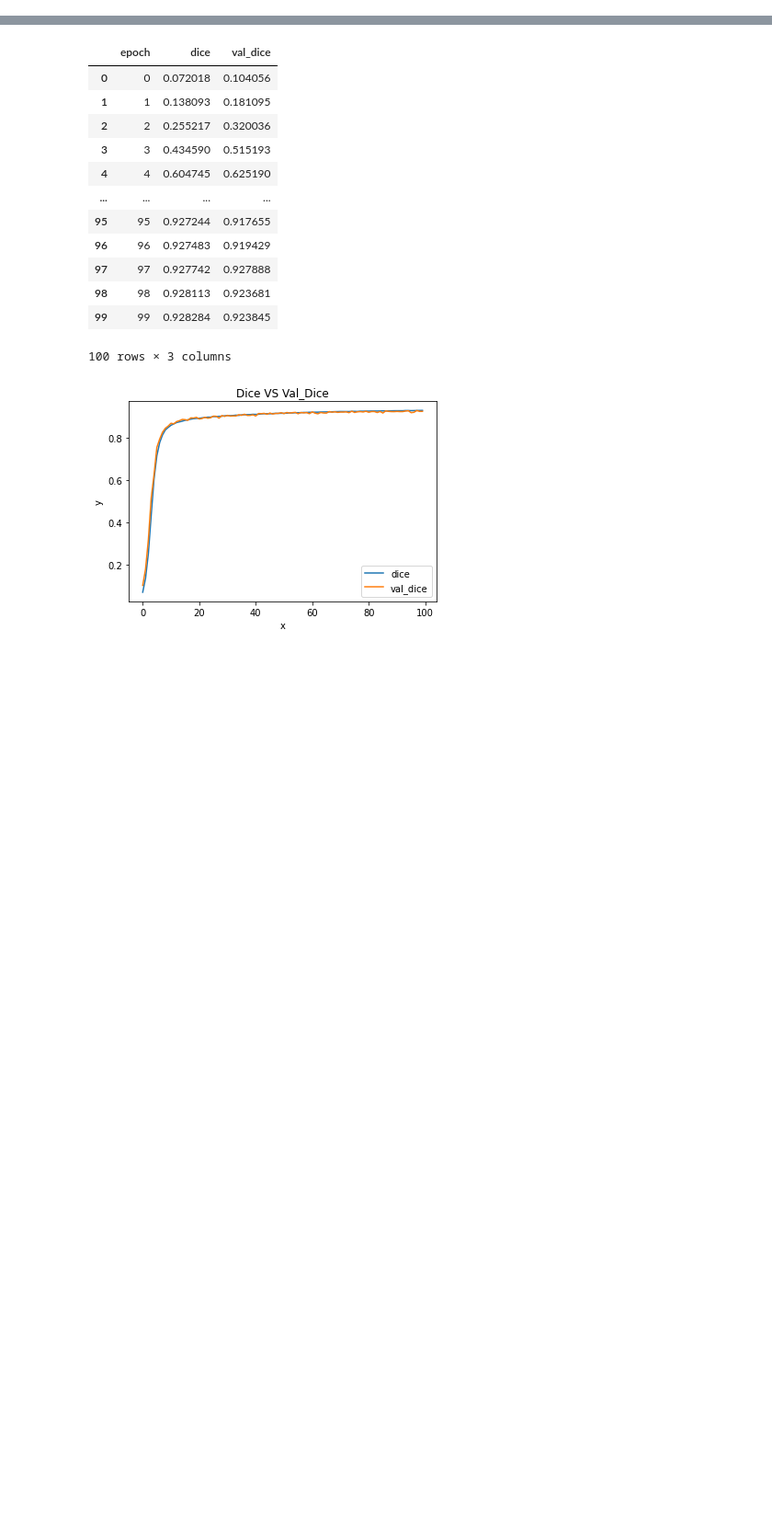
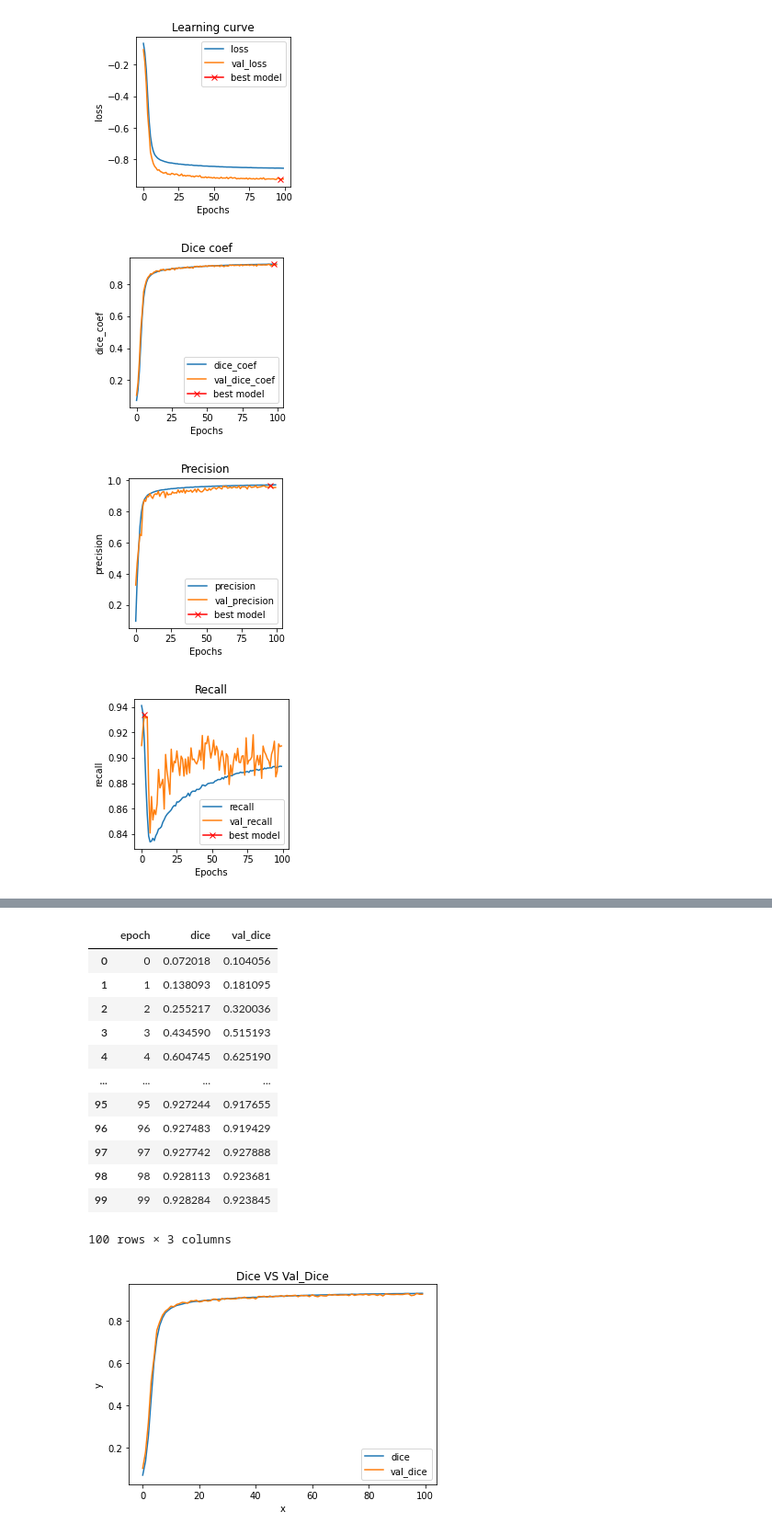
Before and after one commit to xinyiwan/ATLAS-Brain-Lesion-Segmentation, a Jupyter notebook: History/plot_history.ipynb, the cells around one changed output, grey strips where cells are left out. Shown at 92% size. Cells and saved outputs as stored; diff of their text form; code cells hidden in the pictures; blank space fills up the shorter version.

```diff
--- a/History/plot_history.ipynb
+++ b/History/plot_history.ipynb
@@ -8,18 +7,0 @@ df_ = pd.read_csv('/Users/xinyi/Documents/GitHub/deep_learning_G5/History/run-pr
-# %%
-import os
-def plot_dice(csv_paths,modelname):
-    df = pd.read_csv(csv_paths[0])
-    df_ = pd.read_csv(csv_paths[1])
-    res = pd.DataFrame()
-    res['epoch'] = df['Step']
-    res['dice'] = df['Value']
-    res['val_dice'] = df_['Value']
-    tit = "Dice Coefficence of "
-    res[['epoch', 'dice', 'val_dice']].plot(
-        x='epoch',
-        xlabel='x',
-        ylabel='y',
-        title='')
-
-    plt.show()
-    plt.savefig(modelname+"_dice")
@@ -49,0 +125,20 @@ df
+# %%
+loss_paths = [
+        '/Users/xinyi/Documents/GitHub/deep_learning_G5/History/run-pretrain1117-1457-tag-epoch_loss.csv',
+        '/Users/xinyi/Documents/GitHub/deep_learning_G5/History/run-pretrain1117-1457-tag-epoch_val_loss.csv',
+        '/Users/xinyi/Documents/GitHub/deep_learning_G5/History/run-pretrain1117-1457-tag-epoch_dice_coef.csv',
+        '/Users/xinyi/Documents/GitHub/deep_learning_G5/History/run-pretrain1117-1457-tag-epoch_val_dice_coef.csv',
+        '/Users/xinyi/Documents/GitHub/deep_learning_G5/History/run-pretrain1117-1457-tag-epoch_precision.csv',
+        '/Users/xinyi/Documents/GitHub/deep_learning_G5/History/run-pretrain1117-1457-tag-epoch_val_precision.csv',
+        '/Users/xinyi/Documents/GitHub/deep_learning_G5/History/run-pretrain1117-1457-tag-epoch_recall.csv',
+        '/Users/xinyi/Documents/GitHub/deep_learning_G5/History/run-pretrain1117-1457-tag-epoch_val_recall.csv']
+pre_label_pre = "pretrain_model"
+plot_loss(loss_paths,pre_label_pre)
+plot_dice(loss_paths,pre_label_pre)
+plot_precision(loss_paths,pre_label_pre)
+plot_recall(loss_paths,pre_label_pre)
+# %% [output]
+[figure, added]
+[figure, added]
+[figure, added]
+[figure, added]
```
Also changed, not shown: parts of 8 cells of this notebook, 37 other files.
